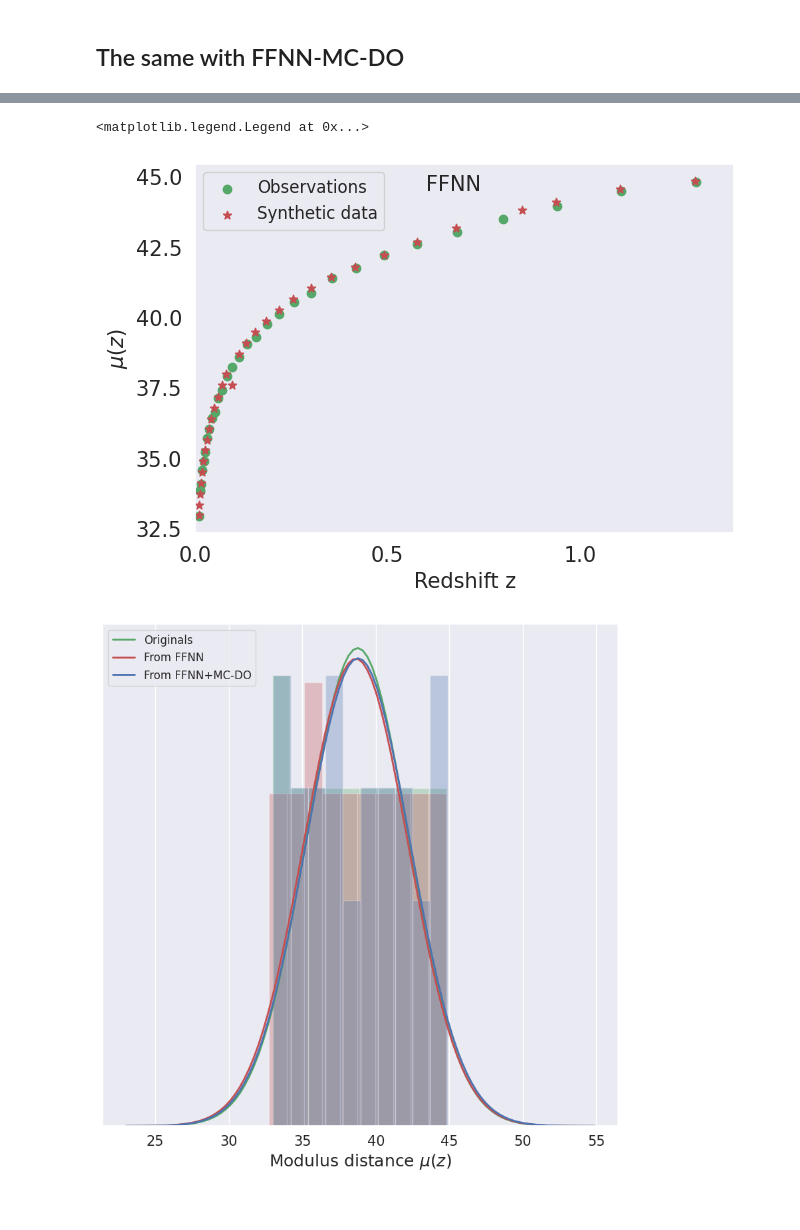
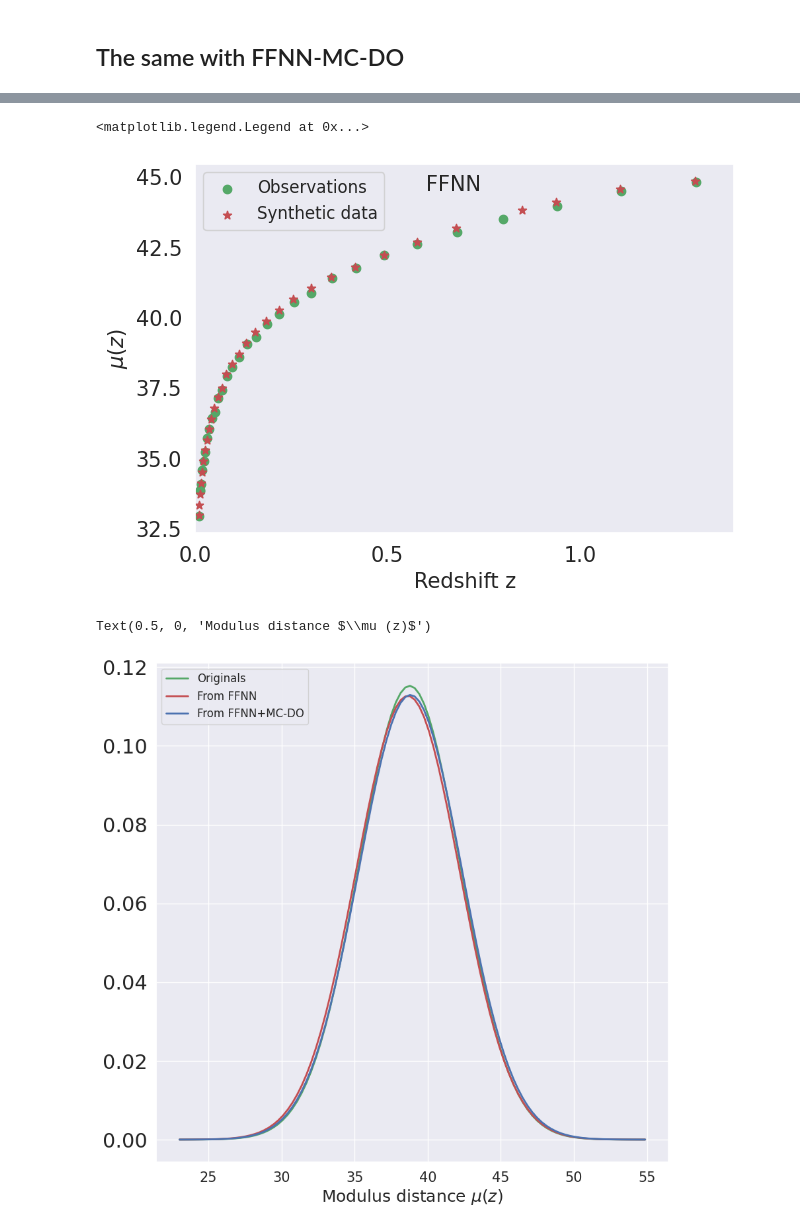
Before and after one commit to igomezv/neuralCosmoReconstruction, a Jupyter notebook: notebooks/binned_JLA_VAE.ipynb, the cells around one changed output, grey strips where cells are left out. Cells and saved outputs as stored; diff of their text form; code cells hidden in the pictures.

```diff
--- a/notebooks/binned_JLA_VAE.ipynb
+++ b/notebooks/binned_JLA_VAE.ipynb
@@ -601,12 +612,13 @@ newmatrixr = newmatrix.reshape(31,31)
 # newmatrixr = newmatrixr@D@newmatrixr.T
 # # clean_imgr = clean_img[0,:,:,0].reshape(31,31)
 
-plt.figure(figsize=(7, 7), dpi=100)
+plt.figure(figsize=(9, 7), dpi=100)
+sns.set(font_scale=2)
 
 sns.heatmap(pd.DataFrame(newmatrixr),
             fmt='g', xticklabels=False, yticklabels=False,
             cmap = 'inferno',
-            robust=False, cbar=False)
+            robust=False, cbar=True)
 
 # np.savetxt("fake_binned_JLA_COVdecodedVAEinterpoint.dat", newmatrixr, delimiter= " ", header="#fake COV")
 plt.title('From FFNN predictions',fontsize=25)
@@ -642,7 +654,7 @@ plt.grid()
 plt.legend(fontsize=12)
 # %% [output]
 <matplotlib.legend.Legend at 0x...>
-[figure, old version]
+[figure, new version]
 # %%
 # pred_dl
 mean_pred_interpoint_DO = np.mean(dlfake_do)
@@ -650,34 +662,35 @@ std_pred_interpoint_DO = np.std(dlfake_do)
 # %%
 plt.figure(figsize=(10, 10), dpi=100, facecolor='white')
 # plt.grid(b=None)
 
 xmin = np.min(dlfake_do)
 xmax= np.max(dlfake_do)
 x = np.linspace(xmin-10, xmax+10, 100)
 y1 = sp.stats.norm.pdf(x, mean_ref, std_ref)
 y2 = sp.stats.norm.pdf(x, mean_pred_interpoint, std_pred_interpoint)
 y3 = sp.stats.norm.pdf(x, mean_pred_interpoint_DO, std_pred_interpoint_DO)
 
 
 plt.plot(x, y1, label='Originals', color='g', linewidth=2)
 plt.plot(x, y2, label='From FFNN', color='r', linewidth=2)
 plt.plot(x, y3, label='From FFNN+MC-DO', color='b', linewidth=2)
 
 plt.grid(True)
 
-plt.hist(dist, density=True, alpha=0.3, color='g')
-plt.hist(dlfake, density=True, alpha=0.3, color='r')
-plt.hist(dlfake_do, density=True, alpha=0.3, color='b')
+# plt.hist(dist, density=True, alpha=0.3, color='g')
+# plt.hist(dlfake, density=True, alpha=0.3, color='r')
+# plt.hist(dlfake_do, density=True, alpha=0.3, color='b')
 # plt.show()
 # dist_sc
 plt.legend(fontsize=12, loc='upper left')
-plt.yticks([])
+# plt.yticks([])
 plt.xticks(fontsize=15)
 
 plt.xlabel("Modulus distance $\mu (z)$", fontsize=18)
-plt.savefig('modulus_dist.png', transparent=True)
+# plt.savefig('modulus_dist_gauss.png', transparent=True)
 # %% [output]
+Text(0.5, 0, 'Modulus distance $\\mu (z)$')
-[figure, old version]
+[figure, new version]
 # %%
 plt.figure(figsize=(7, 7), dpi=100)
 
```
Also changed, not shown: parts of 17 cells of this notebook, 1 other file.
